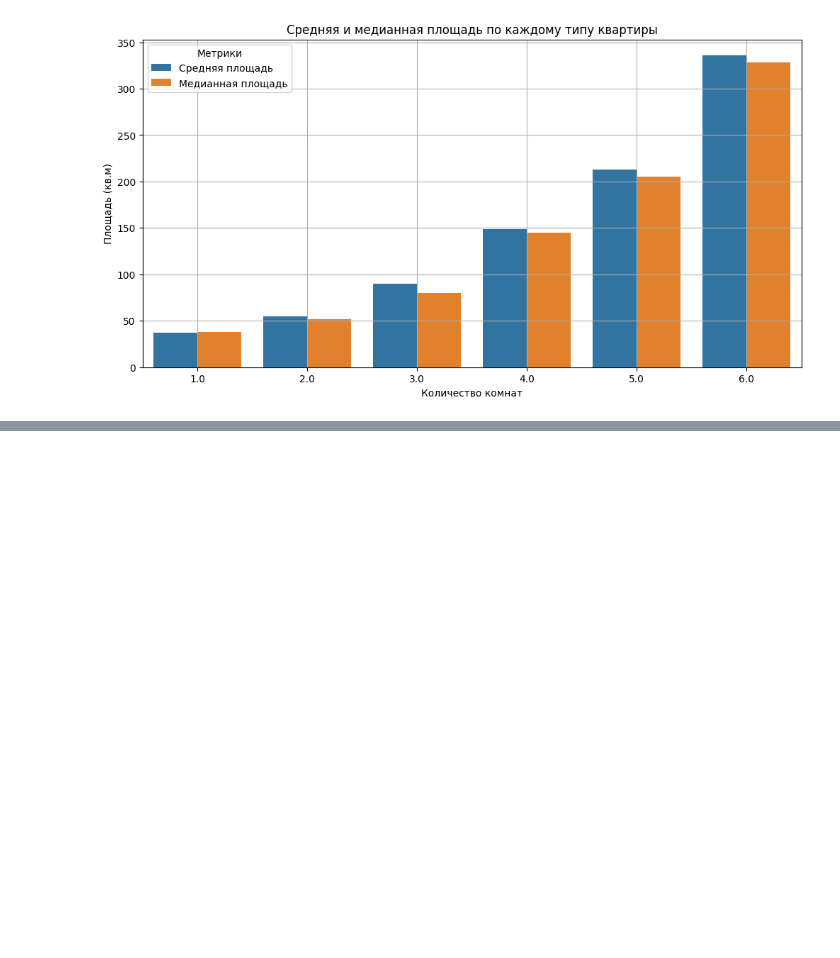
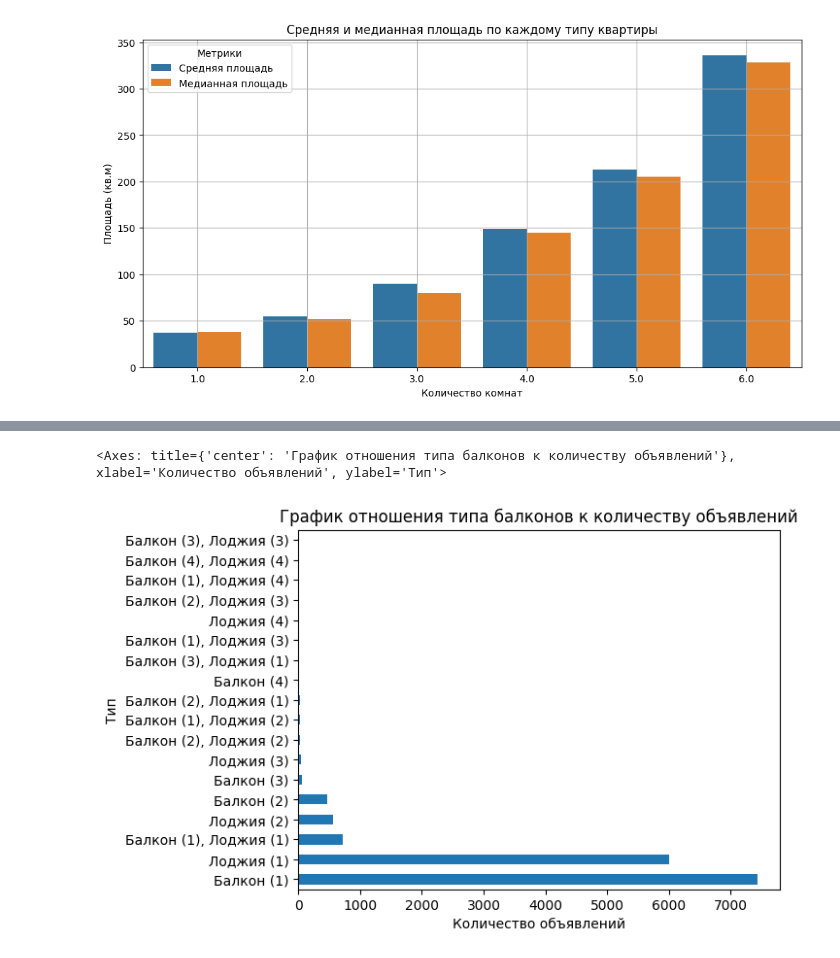
Before and after one commit to Frorxlam/Rent-data-project, a Jupyter notebook: EDA.ipynb, the cells around one changed output, grey strips where cells are left out. Saved outputs shown, nothing was run; the diff lists cells and outputs as text; code cells hidden in the pictures; blank space fills up the shorter version.

```diff
--- a/EDA.ipynb
+++ b/EDA.ipynb
@@ -116,0 +106,7 @@ plt.grid(True)
+# %%
+balcony_df = df.groupby('Балкон').size().sort_values(ascending=False).reset_index(name='Count')
+
+balcony_df.plot(kind='barh', x='Балкон', legend=None, xlabel='Количество объявлений', ylabel='Тип', title='График отношения типа балконов к количеству объявлений')
+# %% [output]
+<Axes: title={'center': 'График отношения типа балконов к количеству объявлений'}, xlabel='Количество объявлений', ylabel='Тип'>
+[figure, added]
```
Also changed, not shown: parts of 9 cells of this notebook.
